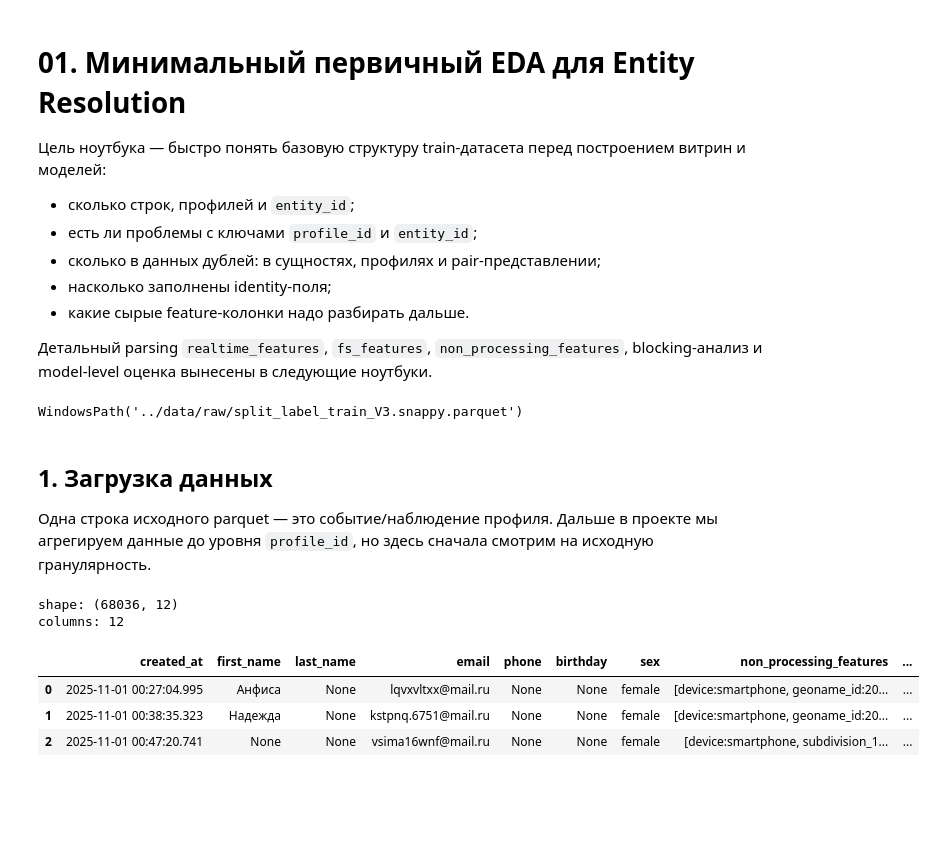
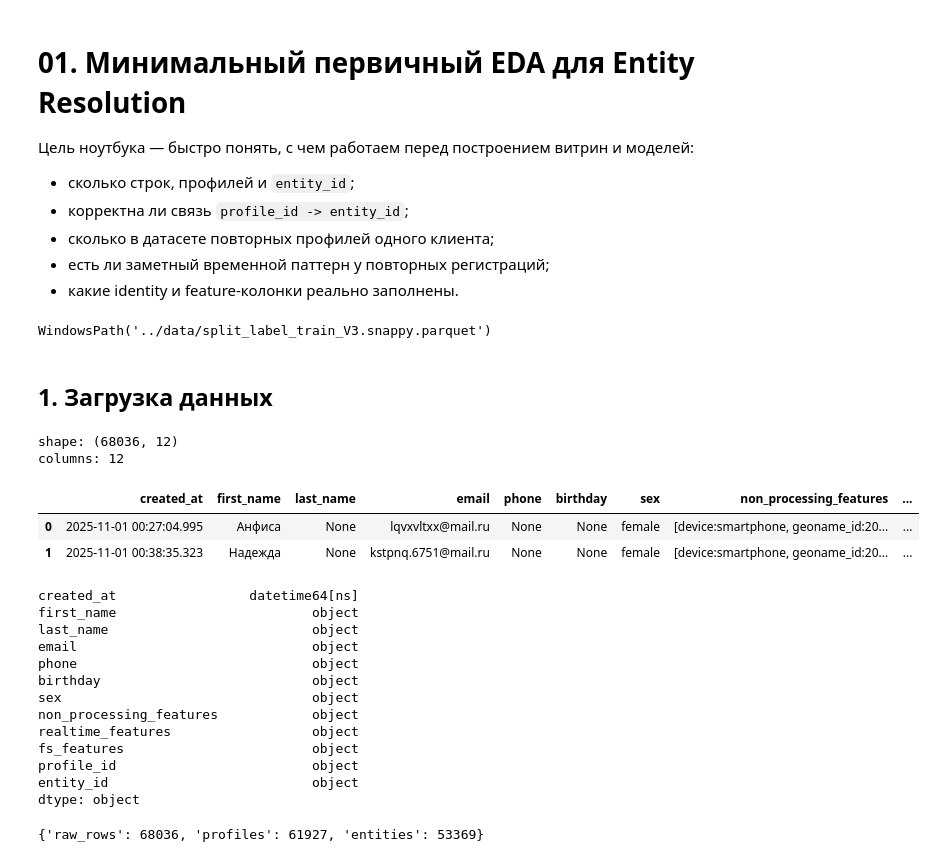
Before and after one commit to JeffRaiAlt/workshop_task2, a Jupyter notebook: notebooks/01_eda_entity_resolution_no_entity_type.ipynb, the cells around one changed output. Saved outputs shown, nothing was run; the diff lists cells and outputs as text; code cells hidden in the pictures; blank space fills up the shorter version.

```diff
--- a/notebooks/01_eda_entity_resolution_no_entity_type.ipynb
+++ b/notebooks/01_eda_entity_resolution_no_entity_type.ipynb
@@ -1,50 +1,66 @@
 # %% [markdown]
 # 01. Минимальный первичный EDA для Entity Resolution
 
-Цель ноутбука — быстро понять базовую структуру train-датасета перед построением витрин и моделей:
+Цель ноутбука — быстро понять, с чем работаем перед построением витрин и моделей:
 
 - сколько строк, профилей и `entity_id`;
-- есть ли проблемы с ключами `profile_id` и `entity_id`;
-- сколько в данных дублей: в сущностях, профилях и pair-представлении;
-- насколько заполнены identity-поля;
-- какие сырые feature-колонки надо разбирать дальше.
-
-Детальный parsing `realtime_features`, `fs_features`, `non_processing_features`, blocking-анализ и model-level оценка вынесены в следующие ноутбуки.
+- корректна ли связь `profile_id -> entity_id`;
+- сколько в датасете повторных профилей одного клиента;
+- есть ли заметный временной паттерн у повторных регистраций;
+- какие identity и feature-колонки реально заполнены.
 # %%
 from pathlib import Path
 from math import comb
 
 import numpy as np
+import json
 import pandas as pd
 
 pd.set_option('display.max_columns', 120)
 pd.set_option('display.width', 180)
 
-RAW_DATA_DIR = Path('../data/raw')
-REPORT_DIR = Path('../reports/01_eda')
-REPORT_DIR.mkdir(parents=True, exist_ok=True)
-
+RAW_DATA_DIR = Path('../data')
 DATA_PATH = RAW_DATA_DIR / 'split_label_train_V3.snappy.parquet'
 DATA_PATH
 # %% [output]
-WindowsPath('../data/raw/split_label_train_V3.snappy.parquet')
+WindowsPath('../data/split_label_train_V3.snappy.parquet')
 # %% [markdown]
 ## 1. Загрузка данных
-
-Одна строка исходного parquet — это событие/наблюдение профиля. Дальше в проекте мы агрегируем данные до уровня `profile_id`, но здесь сначала смотрим на исходную гранулярность.
 # %%
 df = pd.read_parquet(DATA_PATH, engine='pyarrow')
-df['created_at'] = pd.to_datetime(df['created_at'], errors='coerce') if 'created_at' in df.columns else pd.NaT
+df['created_at'] = pd.to_datetime(df['created_at'], errors='coerce')
 
 print('shape:', df.shape)
-print('columns:', df.shape[1])
-display(df.head(3))
+display(df.head(2))
+display(df.dtypes)
 # %% [output]
 shape: (68036, 12)
 columns: 12
 |  | created_at | first_name | last_name | email | phone | birthday | sex | non_processing_features | ... |
 | 0 | 2025-11-01 00:27:04.995 | Анфиса | None | lqvxvltxx@mail.ru | None | None | female | [device:smartphone, geoname_id:20... | ... |
 | 1 | 2025-11-01 00:38:35.323 | Надежда | None | kstpnq.6751@mail.ru | None | None | female | [device:smartphone, geoname_id:20... | ... |
-| 2 | 2025-11-01 00:47:20.741 | None | None | vsima16wnf@mail.ru | None | None | female | [device:smartphone, subdivision_1... | ... |
+created_at                 datetime64[ns]
+first_name                         object
+last_name                          object
+email                              object
+phone                              object
+birthday                           object
+sex                                object
+non_processing_features            object
+realtime_features                  object
+fs_features                        object
+profile_id                         object
+entity_id                          object
+dtype: object
+# %%
+# Базовая проверка объёма данных
+summary_input = {
+    'raw_rows': len(df),
+    'profiles': df['profile_id'].nunique(),
+    'entities': df['entity_id'].nunique()
+}
+summary_input
+# %% [output]
+{'raw_rows': 68036, 'profiles': 61927, 'entities': 53369}
 # %% [markdown]
 ## 2. Схема и пропуски
```
Also changed, not shown: parts of 15 cells of this notebook, 2 other files.
